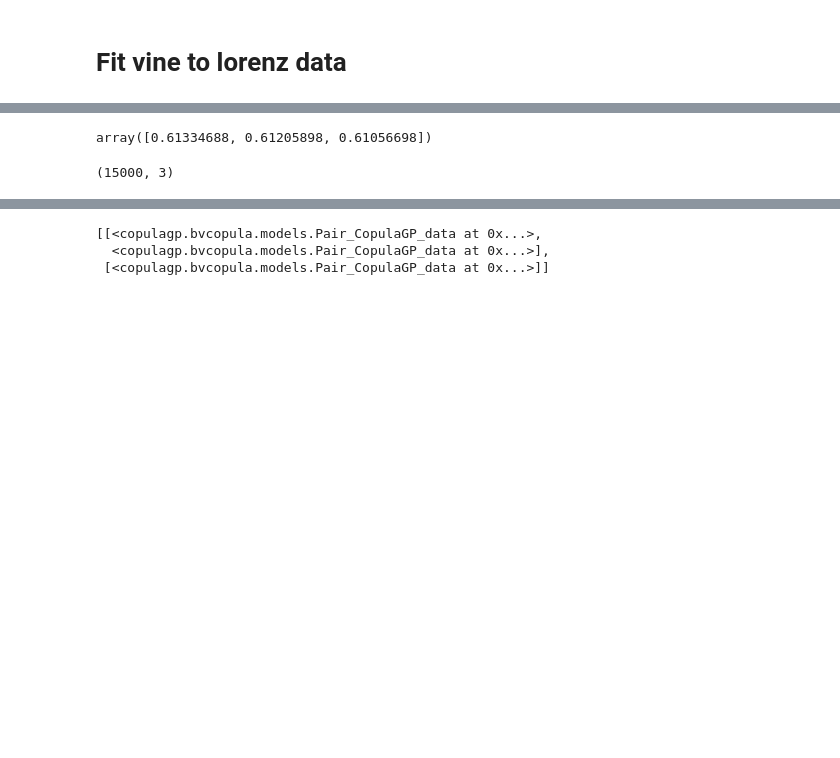
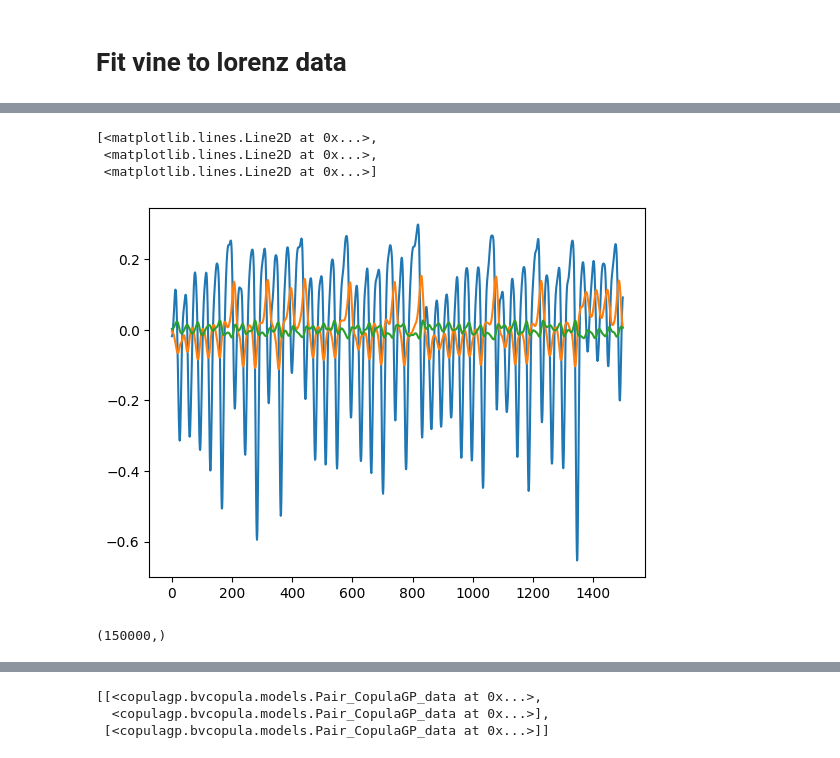
Before and after one commit to mwalden00/HonProj, a Jupyter notebook: notebooks/1.2-copulas-and-gpfa-sim-lorenz.ipynb, the cells around one changed output, grey strips where cells are left out. Cells and saved outputs as stored; diff of their text form; code cells hidden in the pictures; blank space fills up the shorter version.

```diff
--- a/notebooks/1.2-copulas-and-gpfa-sim-lorenz.ipynb
+++ b/notebooks/1.2-copulas-and-gpfa-sim-lorenz.ipynb
@@ -336,7 +336,10 @@ trajectories_scaled.shape
-# %%
-trajectories_scaled.mean(axis=1)
-# %% [output]
-array([0.61334688, 0.61205898, 0.61056698])
+# %%
+plt.plot(np.stack(trajectories[:20]).mean(axis=0).T)
+# %% [output]
+[<matplotlib.lines.Line2D at 0x...>,
+ <matplotlib.lines.Line2D at 0x...>,
+ <matplotlib.lines.Line2D at 0x...>]
+[figure, added]
 # %%
 
 with open(f'../data/lorenz_vine_data_{0}.pkl','wb') as f:
@@ -346,8 +349,11 @@ with open(f'../data/lorenz_vine_data_{0}.pkl','wb') as f:
     pkl.dump(data, f)
-# %%
-data['Y'].shape
-# %% [output]
-(15000, 3)
+# %%
+import pickle as pkl
+with open(f'../data/lorenz_vine_data_{0}.pkl','rb') as f:
+    data= pkl.load(f)
+data['X'].shape
+# %% [output]
+(150000,)
 # %%
 from copulagp.train import train_vine
 
```
Also changed, not shown: parts of 16 cells of this notebook, 2 other files.
